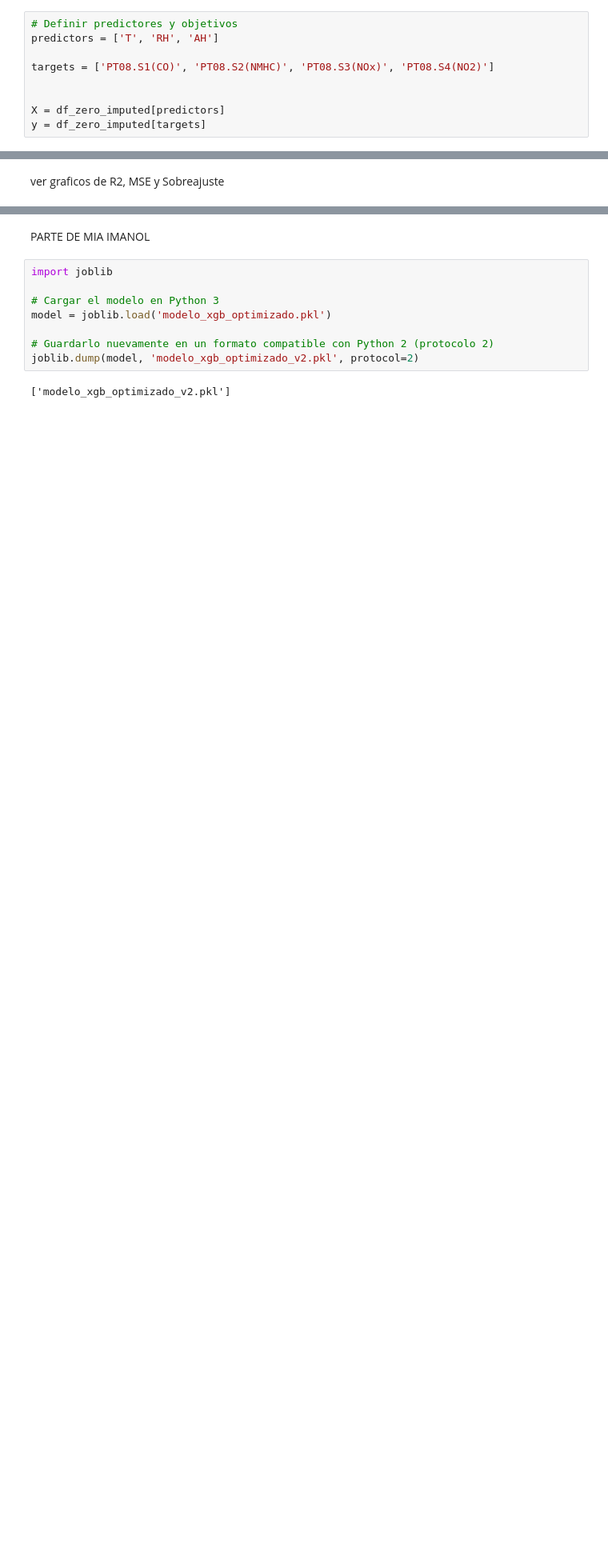
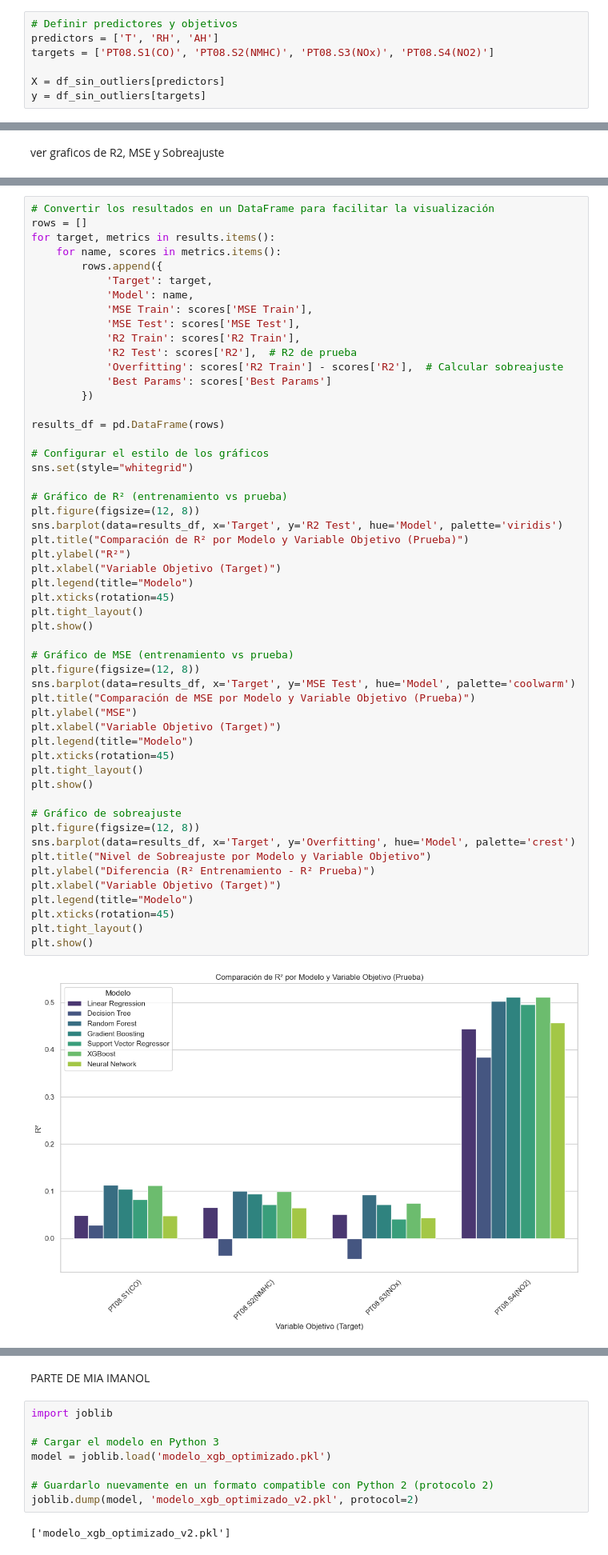
Before and after one commit to mkltc/RETO3, a Jupyter notebook: saaFinal.ipynb, the cells around one changed output, grey strips where cells are left out. Shown at 80% size. Drawn from its saved outputs; the diff is of its cells as text; blank space fills up the shorter version.

```diff
--- a/saaFinal.ipynb
+++ b/saaFinal.ipynb
@@ -241,12 +482,10 @@ Esta separación es esencial para entrenar modelos predictivos, ya que `X` propo
 # %%
 # Definir predictores y objetivos
 predictors = ['T', 'RH', 'AH']
-
 targets = ['PT08.S1(CO)', 'PT08.S2(NMHC)', 'PT08.S3(NOx)', 'PT08.S4(NO2)']
 
-
-X = df_zero_imputed[predictors]
-y = df_zero_imputed[targets]
+X = df_sin_outliers[predictors]
+y = df_sin_outliers[targets]
 # %% [markdown]
 # Normalización y Separación de los Datos
 En este paso, se realizan dos tareas fundamentales para preparar los datos para su uso en un modelo de aprendizaje automático: **normalización** y **división en conjuntos de entrenamiento y prueba**.
@@ -619,0 +814,55 @@ plt.show()
+# %%
+# Convertir los resultados en un DataFrame para facilitar la visualización
+rows = []
+for target, metrics in results.items():
+    for name, scores in metrics.items():
+        rows.append({
+            'Target': target,
+            'Model': name,
+            'MSE Train': scores['MSE Train'],
+            'MSE Test': scores['MSE Test'],
+            'R2 Train': scores['R2 Train'],
+            'R2 Test': scores['R2'],  # R2 de prueba
+            'Overfitting': scores['R2 Train'] - scores['R2'],  # Calcular sobreajuste
+            'Best Params': scores['Best Params']
+        })
+
+results_df = pd.DataFrame(rows)
+
+# Configurar el estilo de los gráficos
+sns.set(style="whitegrid")
+
+# Gráfico de R² (entrenamiento vs prueba)
+plt.figure(figsize=(12, 8))
+sns.barplot(data=results_df, x='Target', y='R2 Test', hue='Model', palette='viridis')
+plt.title("Comparación de R² por Modelo y Variable Objetivo (Prueba)")
+plt.ylabel("R²")
+plt.xlabel("Variable Objetivo (Target)")
+plt.legend(title="Modelo")
+plt.xticks(rotation=45)
+plt.tight_layout()
+plt.show()
+
+# Gráfico de MSE (entrenamiento vs prueba)
+plt.figure(figsize=(12, 8))
+sns.barplot(data=results_df, x='Target', y='MSE Test', hue='Model', palette='coolwarm')
+plt.title("Comparación de MSE por Modelo y Variable Objetivo (Prueba)")
+plt.ylabel("MSE")
+plt.xlabel("Variable Objetivo (Target)")
+plt.legend(title="Modelo")
+plt.xticks(rotation=45)
+plt.tight_layout()
+plt.show()
+
+# Gráfico de sobreajuste
+plt.figure(figsize=(12, 8))
+sns.barplot(data=results_df, x='Target', y='Overfitting', hue='Model', palette='crest')
+plt.title("Nivel de Sobreajuste por Modelo y Variable Objetivo")
+plt.ylabel("Diferencia (R² Entrenamiento - R² Prueba)")
+plt.xlabel("Variable Objetivo (Target)")
+plt.legend(title="Modelo")
+plt.xticks(rotation=45)
+plt.tight_layout()
+plt.show()
+# %% [output]
+[figure, added]
```
Also changed, not shown: parts of 20 cells of this notebook.
